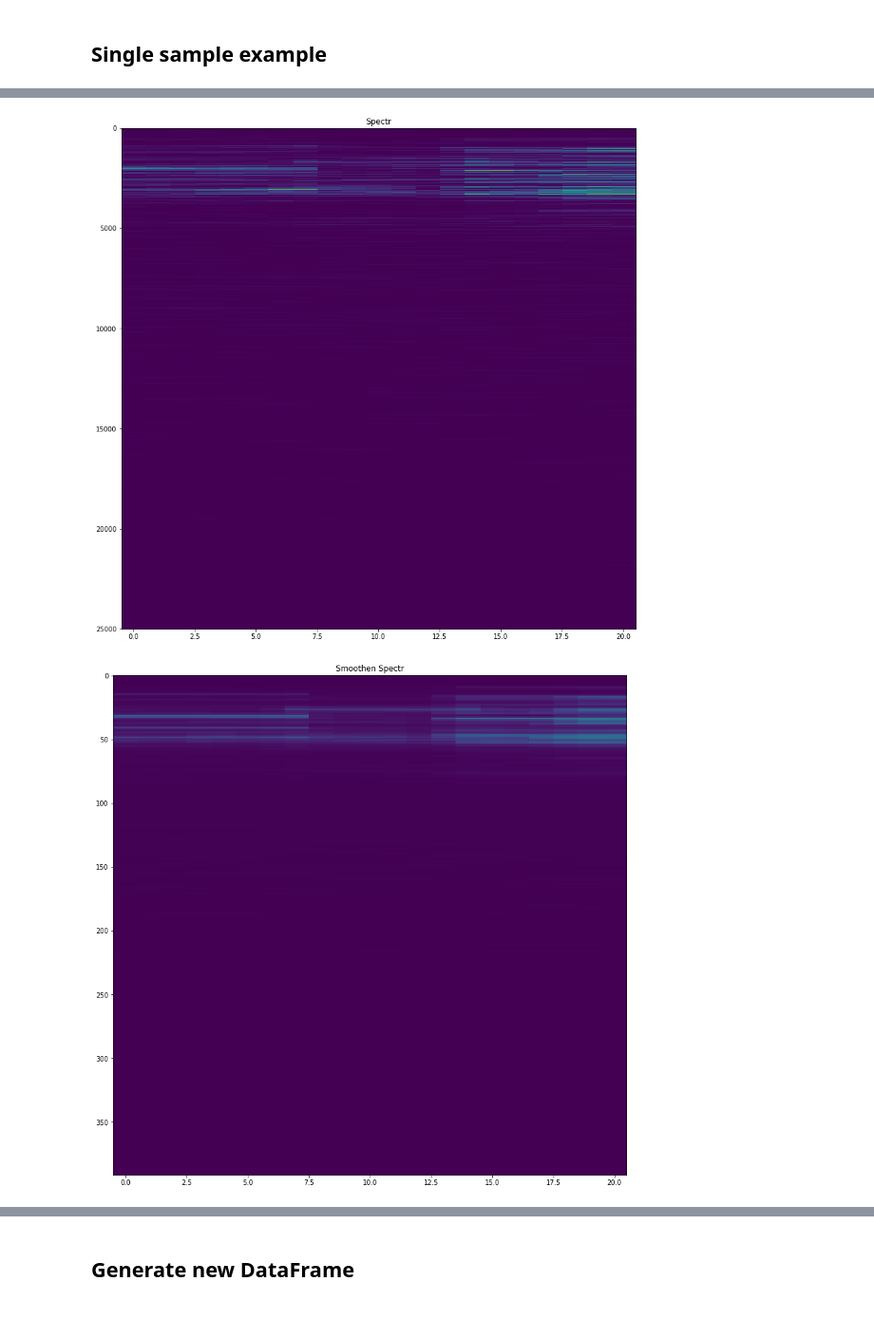
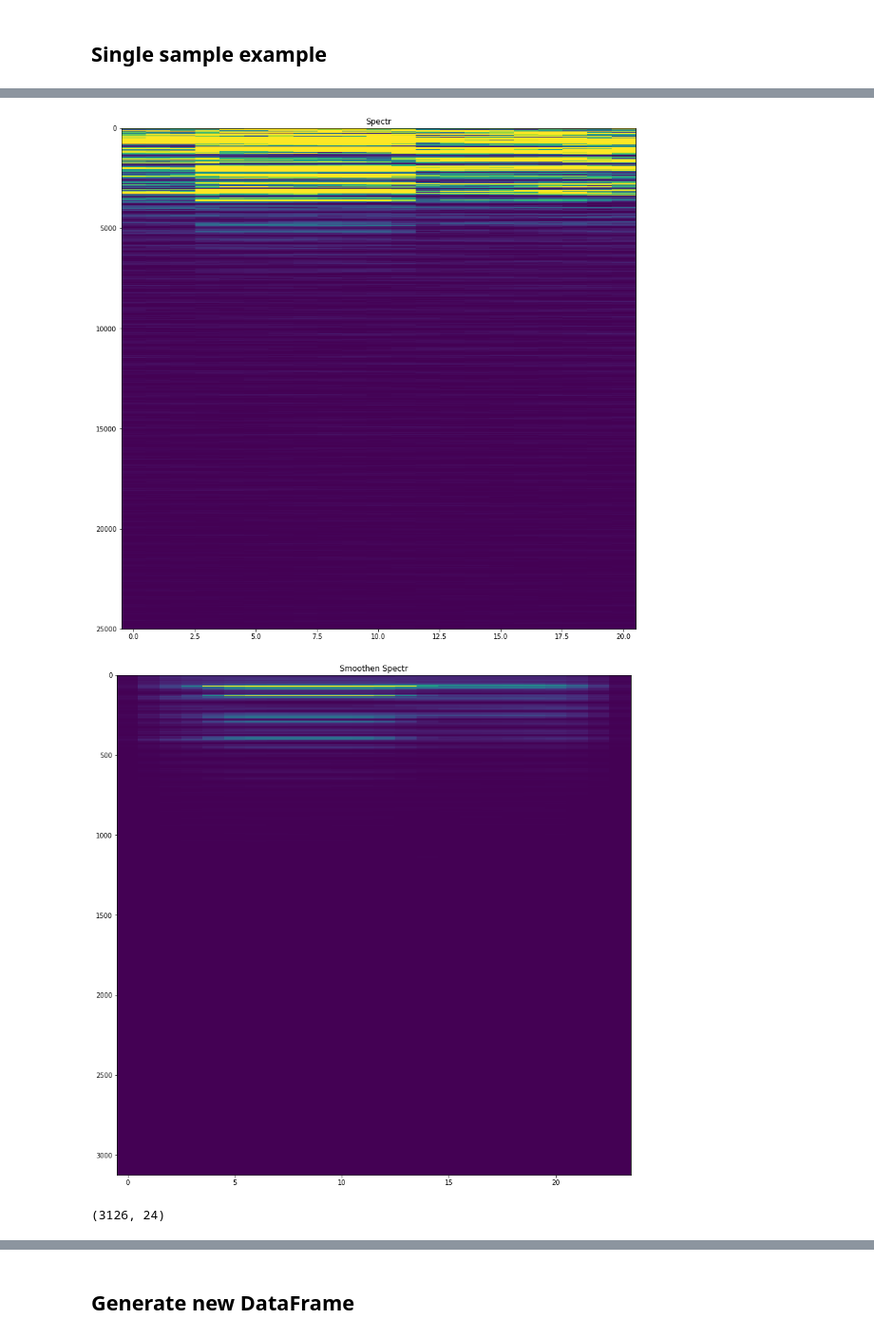
Before and after one commit to SIakovlev/LANL-Earthquake, a Jupyter notebook: src/drafts/fe_notebook.ipynb, the cells around one changed output, grey strips where cells are left out. Shown at 95% size. Saved outputs shown, nothing was run; the diff lists cells and outputs as text; code cells hidden in the pictures.

```diff
--- a/src/drafts/fe_notebook.ipynb
+++ b/src/drafts/fe_notebook.ipynb
@@ -8,8 +8,9 @@ import random
 # %%
 data_path = "../../data/original/train.h5"
 df = pd.read_hdf(data_path, key='table')
-end = int(600e6)
-sig = df['s'][:end]
+end = int(60e6)
+sig = pd.to_numeric(df['s'][:end])
+sig = signal.savgol_filter(sig, 129, 5, mode='nearest')
 ttf = df['ttf'][:end]
 print("sig len ", len(sig))
 # %% [output]
@@ -91,11 +106,13 @@ fs = 4000000.0
 # window = [10000]
 nperseg = 50000
 noverlap = 45000
-mode = 'psd'
+mode = 'magnitude'
+scaling='spectrum'
 f_s, t_s, Sxx_s = signal.spectrogram(sample_sig, fs,
                                nperseg=nperseg,
                                noverlap=noverlap,
-                               mode=mode)
+                               mode=mode,
+                                scaling=scaling)
 print("time seg", len(t_s))
 print("freq seg", len(f_s))
 print("Spectr shape", Sxx_s.shape)
@@ -109,23 +126,24 @@ Wall time: 70.2 ms
 # %%
 %%time
 plt.figure(figsize=(14,14))
-plt.imshow(Sxx_s, vmax=0.001, origin='upper', aspect='auto')
+plt.imshow(Sxx_s, vmax=0.01, origin='upper', aspect='auto')
 plt.title("Spectr")
 plt.show()
 
 plt.figure(figsize=(14,14))
-smoothen_s = signal.convolve2d(Sxx_s, np.array([[0.25,0.25, 0.25, 0.25]]).T, mode='full')[::4]
-smoothen_s = signal.convolve2d(smoothen_s, np.array([[0.25,0.25, 0.25, 0.25]]).T, mode='full')[::4]
-smoothen_s = signal.convolve2d(smoothen_s, np.array([[0.25,0.25, 0.25, 0.25]]).T, mode='full')[::4]
-plt.imshow(smoothen_s[:, :end], vmax=0.001, origin='upper', aspect='auto')
+smoothen_s = signal.convolve2d(Sxx_s, np.array([[0.25]*2, [0.25]*2]).T, mode='full')[::2]
+smoothen_s = signal.convolve2d(smoothen_s, np.array([[0.25]*2, [0.25]*2]).T, mode='full')[::2]
+smoothen_s = signal.convolve2d(smoothen_s, np.array([[0.25]*2, [0.25]*2]).T, mode='full')[::2]
+plt.imshow(smoothen_s[:, :end], vmax=0.1, origin='upper', aspect='auto')
 plt.title("Smoothen Spectr")
 plt.show()
 print(smoothen_s.shape)
 
 plt.figure(figsize=(14,4))
 plt.plot(sample_ttf.values)
 plt.title('ttf')
 plt.show()
 # %% [output]
-[figure, old version]
+[figure, new version]
-[figure, old version]
+[figure, new version]
+(3126, 24)
```
Also changed, not shown: parts of 7 cells of this notebook, 7 other files.
